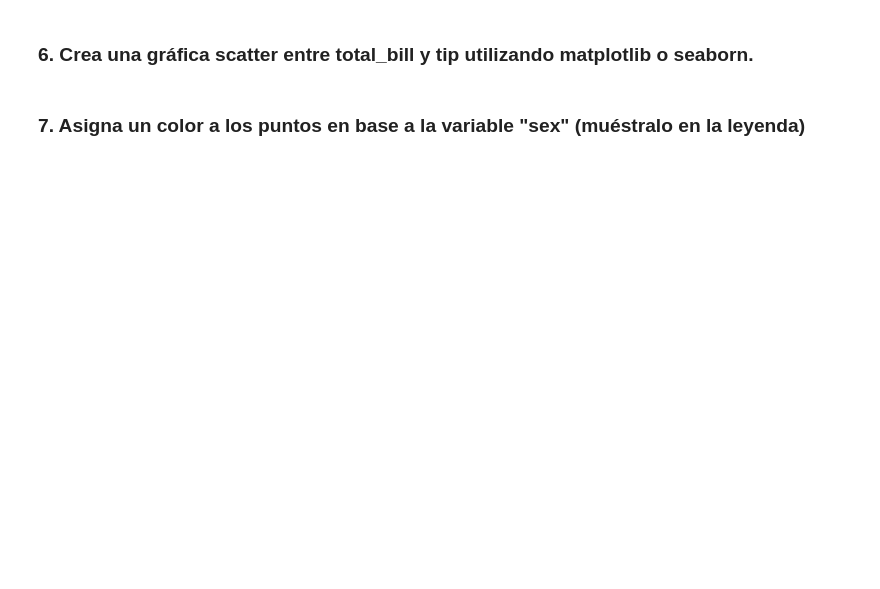
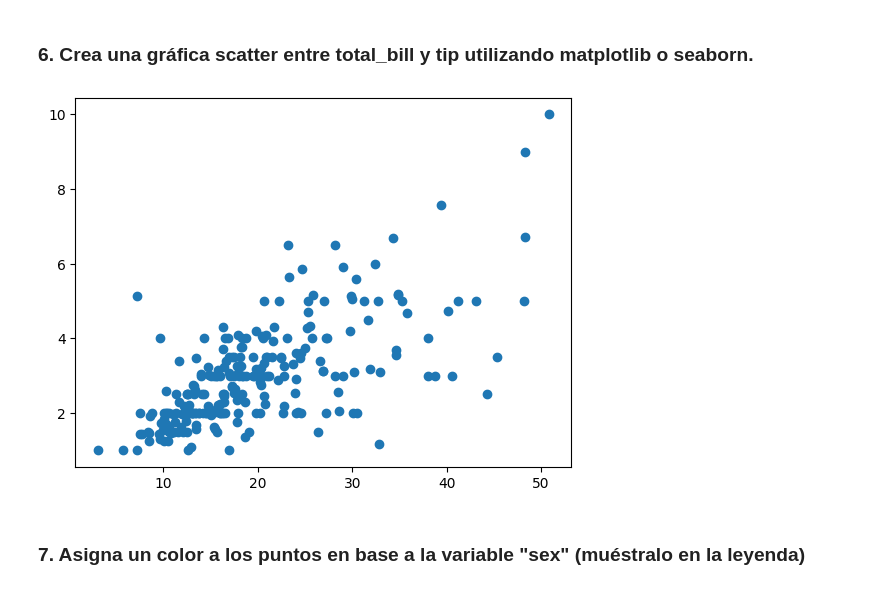
Before and after one commit to AlejandroRegueiroRuiz/CursoIA, a Jupyter notebook: VS Code(Alejandro R.R.)/Prueba_Inicial/pandas/Ejec_Pandas/Numpy_pandas.ipynb, the cells around one changed output. Saved outputs shown, nothing was run; the diff lists cells and outputs as text; code cells hidden in the pictures; blank space fills up the shorter version.

```diff
--- a/VS Code(Alejandro R.R.)/Prueba_Inicial/pandas/Ejec_Pandas/Numpy_pandas.ipynb
+++ b/VS Code(Alejandro R.R.)/Prueba_Inicial/pandas/Ejec_Pandas/Numpy_pandas.ipynb
@@ -65,4 +197,12 @@ El **dataset** que vamos a a utilizar para realizar los siguientes ejercicios se
 # %% [markdown]
 ### 6. Crea una gráfica **scatter** entre **total_bill** y **tip** utilizando matplotlib o seaborn.
+# %%
+total_bill = tips_df['total_bill']
+tip = tips_df['tip']
+
+plt.scatter(total_bill, tip)
+plt.show()
+# %% [output]
+[figure, added]
 # %% [markdown]
 ### 7. Asigna un color a los puntos en base a la variable "sex" (muéstralo en la leyenda)
```
Also changed, not shown: parts of 13 cells of this notebook, 8 other files.
